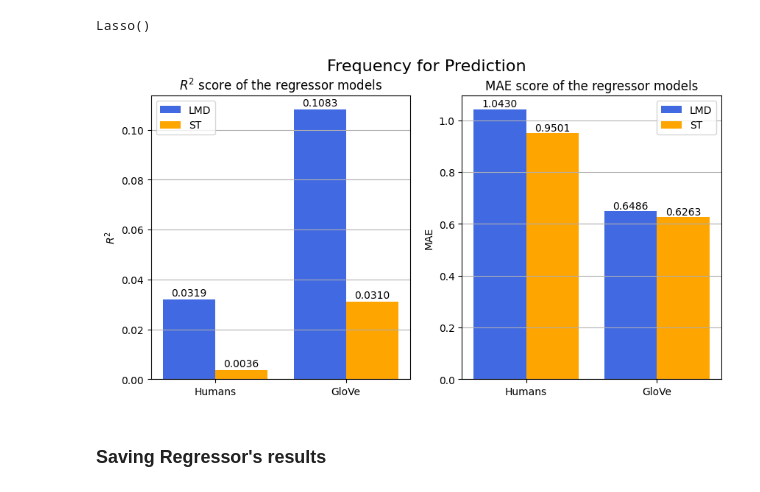
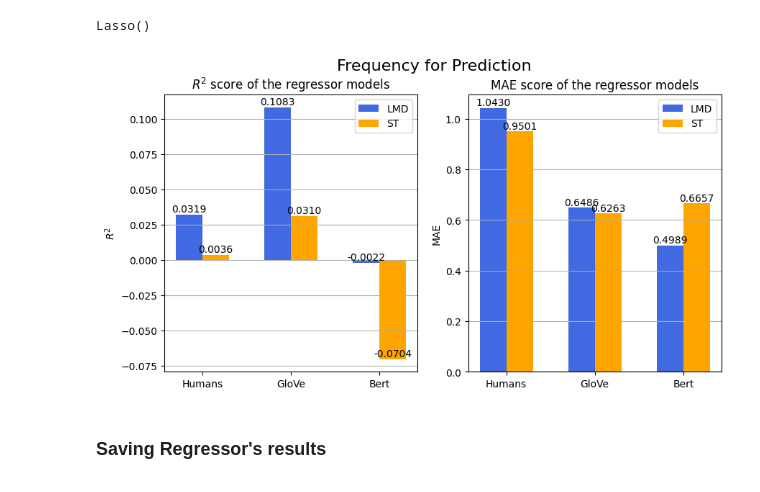
Before and after one commit to PranavAga/compounds-analysis, a Jupyter notebook: frequency.ipynb, the cells around one changed output. Cells and saved outputs as stored; diff of their text form; code cells hidden in the pictures.

Commit message:
added bert embedding analysis

```diff
--- a/frequency.ipynb
+++ b/frequency.ipynb
@@ -60,7 +72,7 @@ print(f"Number of absent pairs: {len(absent_pairs)}")
 Number of absent pairs: 306
 # %%
 # Drop the absent pairs from the dataframe
-compounds_glove_df = compounds_glove_df.drop(absent_pairs)
-compounds_glove_df = compounds_glove_df.reset_index(drop=True)
-compounds_glove_df
+compounds_df = compounds_df.drop(absent_pairs)
+compounds_df = compounds_df.reset_index(drop=True)
+compounds_df
 # %% [output]
@@ -162,8 +199,8 @@ Spearman correlation between R + L frequency
 ## Training Regressor Predicting LMD and ST
 # %%
 # Fitting Regressors
-train_set = compounds_glove_df.sample(frac=0.7, random_state=42)
-test_set = compounds_glove_df.drop(train_set.index)
+train_set = compounds_df.sample(frac=0.7, random_state=42)
+test_set = compounds_df.drop(train_set.index)
 # %%
 freq_lmd_model = Lasso()
 independent_vars = ['freq', 'l_freq', 'r_freq']
@@ -177,6 +214,12 @@ freq_glove_lmd_model.fit(train_set[independent_vars], train_set['glove_LMD'])
 
 freq_glove_st_model = Lasso()
 freq_glove_st_model.fit(train_set[independent_vars], train_set['glove_TRAN'])
+
+freq_bert_lmd_model = Lasso()
+freq_bert_lmd_model.fit(train_set[independent_vars], train_set['bert_LMD'])
+
+freq_bert_st_model = Lasso()
+freq_bert_st_model.fit(train_set[independent_vars], train_set['bert_TRAN'])
 # %% [output]
 Lasso()
 # %%
@@ -186,51 +229,57 @@ lmd_r2 = freq_lmd_model.score(test_set[independent_vars], test_set['LMD'])
 st_r2 = freq_st_model.score(test_set[independent_vars], test_set['TRAN'])
 glove_lmd_r2 = freq_glove_lmd_model.score(test_set[independent_vars], test_set['glove_LMD'])
 glove_st_r2 = freq_glove_st_model.score(test_set[independent_vars], test_set['glove_TRAN'])
+bert_lmd_r2 = freq_bert_lmd_model.score(test_set[independent_vars], test_set['bert_LMD'])
+bert_st_r2 = freq_bert_st_model.score(test_set[independent_vars], test_set['bert_TRAN'])
 
 # Get MAE for both models
 lmd_mae = ((test_set['LMD'] - freq_lmd_model.predict(test_set[independent_vars]))).abs().mean()
 st_mae = ((test_set['TRAN'] - freq_st_model.predict(test_set[independent_vars]))).abs().mean()
 glove_lmd_mae = ((test_set['glove_LMD'] - freq_glove_lmd_model.predict(test_set[independent_vars]))).abs().mean()
 glove_st_mae = ((test_set['glove_TRAN'] - freq_glove_st_model.predict(test_set[independent_vars]))).abs().mean()
+bert_lmd_mae = ((test_set['bert_LMD'] - freq_bert_lmd_model.predict(test_set[independent_vars]))).abs().mean()
+bert_st_mae = ((test_set['bert_TRAN'] - freq_bert_st_model.predict(test_set[independent_vars]))).abs().mean()
 # %%
 # Plot R^2 and MAE in 2 plots and add the values as labels
-judges = ['Humans', 'GloVe']
-n_bars = 2
+judges = ['Humans', 'GloVe', 'Bert']
+n_bars = 3
 width = 0.6 - n_bars * 0.1
 
 plt.figure(figsize=(10,5))
 plt.suptitle('Frequency for Prediction', fontsize=16)
 
 #   R^2
 plt.subplot(1, 2, 1)
-plt.bar(range(n_bars), [lmd_r2, glove_lmd_r2], width=width, color='royalblue', label='LMD')
-for i, v in enumerate([lmd_r2, glove_lmd_r2]):
+plt.bar(range(n_bars), [lmd_r2, glove_lmd_r2, bert_lmd_r2], width=width, color='royalblue', label='LMD')
+for i, v in enumerate([lmd_r2, glove_lmd_r2, bert_lmd_r2]):
     plt.text(i, v + 0.0005, f"{v:.4f}", ha='center', va='bottom')
-plt.bar([x + width for x in range(n_bars)], [st_r2, glove_st_r2], width=width, color='orange', label='ST')
-for i, v in enumerate([st_r2, glove_st_r2]):
+
+plt.bar([x + width for x in range(n_bars)], [st_r2, glove_st_r2, bert_st_r2], width=width, color='orange', label='ST')
+for i, v in enumerate([st_r2, glove_st_r2, bert_st_r2]):
     plt.text(i + width, v + 0.0005, f"{v:.4f}", ha='center', va='bottom')
-plt.xticks([x + width / 2 for x in range(n_bars)], ['Humans', 'GloVe'])
+plt.xticks([x + width / 2 for x in range(n_bars)], judges)
 plt.grid(axis = 'y')
 plt.ylabel(r'$R^2$')
 plt.title(r'$R^2$ score of the regressor models')
 plt.legend()
 
 #   MAE
 plt.subplot(1, 2, 2)
-plt.bar(range(n_bars), [lmd_mae, glove_lmd_mae], width=width, color='royalblue', label='LMD')
-for i, v in enumerate([lmd_mae, glove_lmd_mae]):
+plt.bar(range(n_bars), [lmd_mae, glove_lmd_mae, bert_lmd_mae], width=width, color='royalblue', label='LMD')
+for i, v in enumerate([lmd_mae, glove_lmd_mae, bert_lmd_mae]):
     plt.text(i, v + 0.0005, f"{v:.4f}", ha='center', va='bottom')
-plt.bar([x + width for x in range(n_bars)], [st_mae, glove_st_mae], width=width, color='orange', label='ST')
-for i, v in enumerate([st_mae, glove_st_mae]):
+
+plt.bar([x + width for x in range(n_bars)], [st_mae, glove_st_mae, bert_st_mae], width=width, color='orange', label='ST')
+for i, v in enumerate([st_mae, glove_st_mae, bert_st_mae]):
     plt.text(i + width, v + 0.0005, f"{v:.4f}", ha='center', va='bottom')
-plt.xticks([x + width / 2 for x in range(n_bars)], ['Humans', 'GloVe'])
+plt.xticks([x + width / 2 for x in range(n_bars)], judges)
 plt.grid(axis = 'y')
 plt.ylabel(r'MAE')
 plt.title(r'MAE score of the regressor models')
 plt.legend()
 plt.show()
 # %% [output]
-[figure, old version]
+[figure, new version]
 # %% [markdown]
 ### Saving Regressor's results
 # %%
```
Also changed, not shown: parts of 11 cells of this notebook, 6 other files.
